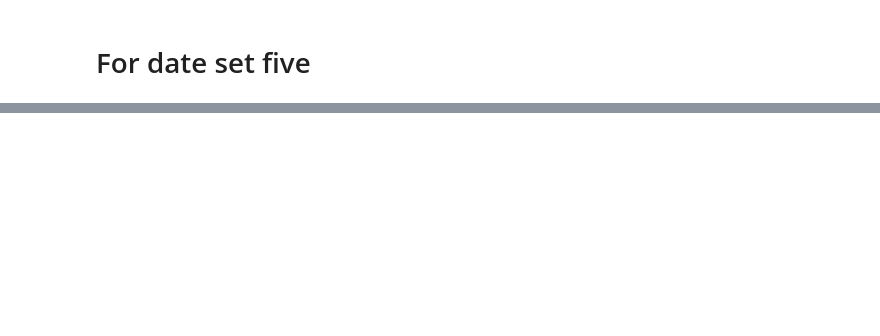
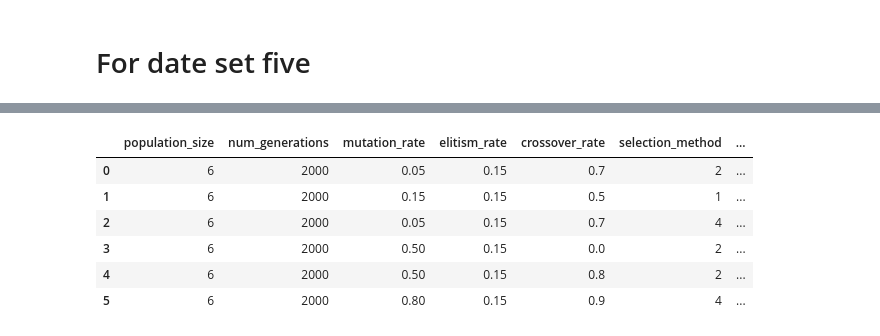
Before and after one commit to SavasKoeklu/NEC_A4, a Jupyter notebook: Analysis.ipynb, the cells around one changed output, grey strips where cells are left out. Cells and saved outputs as stored; diff of their text form; code cells hidden in the pictures; blank space fills up the shorter version.

```diff
--- a/Analysis.ipynb
+++ b/Analysis.ipynb
@@ -155,0 +190,10 @@ KeyboardInterrupt:
+# %%
+df.head(10)
+# %% [output]
+|  | population_size | num_generations | mutation_rate | elitism_rate | crossover_rate | selection_method | ... |
+| 0 | 6 | 2000 | 0.05 | 0.15 | 0.7 | 2 | ... |
+| 1 | 6 | 2000 | 0.15 | 0.15 | 0.5 | 1 | ... |
+| 2 | 6 | 2000 | 0.05 | 0.15 | 0.7 | 4 | ... |
+| 3 | 6 | 2000 | 0.50 | 0.15 | 0.0 | 2 | ... |
+| 4 | 6 | 2000 | 0.50 | 0.15 | 0.8 | 2 | ... |
+| 5 | 6 | 2000 | 0.80 | 0.15 | 0.9 | 4 | ... |
```
Also changed, not shown: parts of 7 cells of this notebook, 1 other file.
